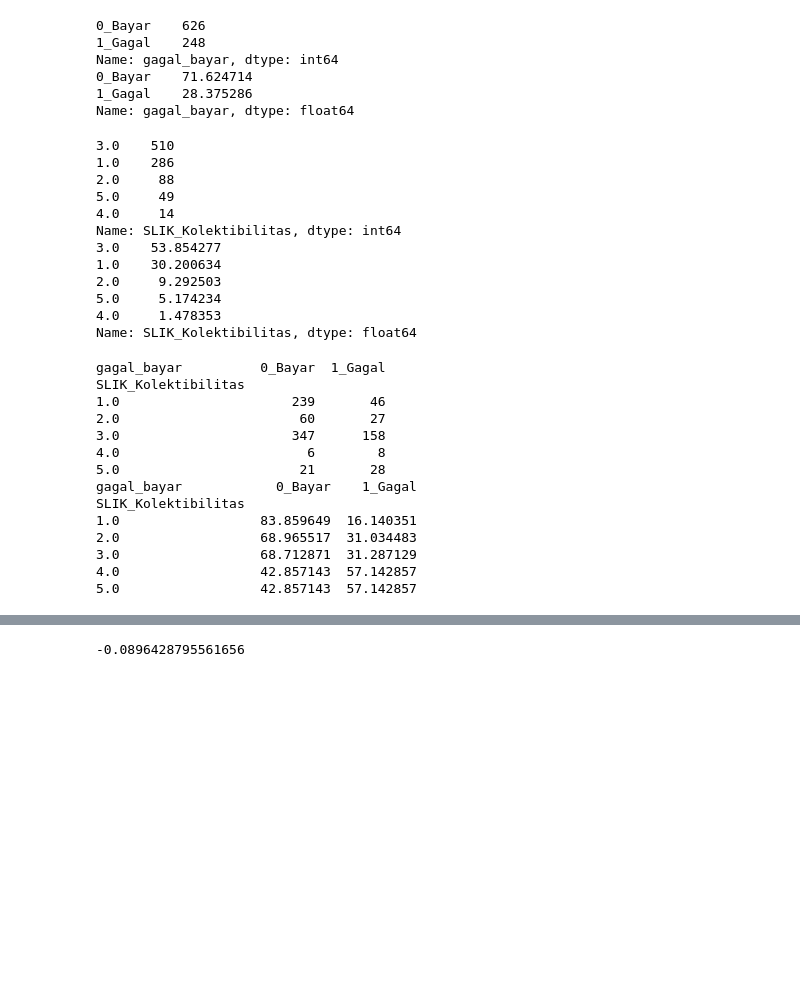
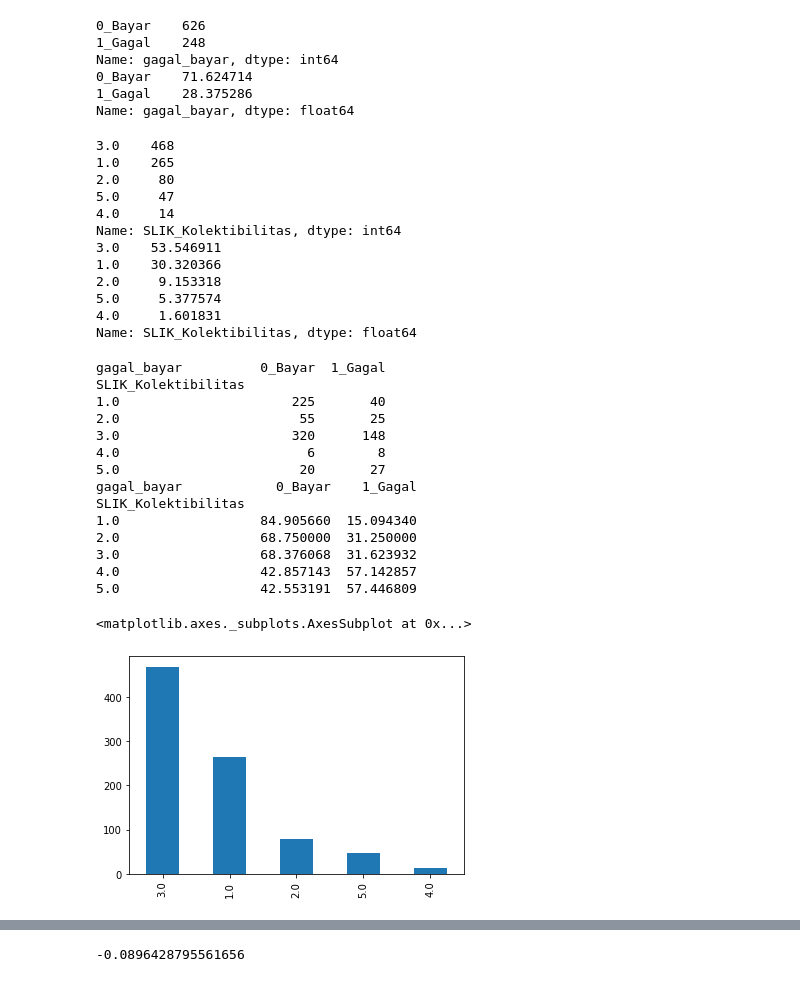
Before and after one commit to IndraLukasTjahaja/Digital_Credit_Risk, a Jupyter notebook: Bab_2_3_2_Data_Understanding.ipynb, the cells around one changed output, grey strips where cells are left out. Cells and saved outputs as stored; diff of their text form; code cells hidden in the pictures; blank space fills up the shorter version.

```diff
--- a/Bab_2_3_2_Data_Understanding.ipynb
+++ b/Bab_2_3_2_Data_Understanding.ipynb
@@ -143,44 +143,52 @@ Name: gagal_bayar, dtype: int64
 1_Gagal    28.375286
 Name: gagal_bayar, dtype: float64
 # %%
-# 2.3.2.5.2 Exploratory Data Analysis untuk SLIK_Kolektabilitas
+# 2.3.2.5.5.2 Exploratory Data Analysis untuk SLIK_Kolektabilitas
 
 # Untuk melihat frekuensi dari variabel SLIK_Kolektabilitas
-print(df['SLIK_Kolektibilitas'].value_counts())
+print(df_clean['SLIK_Kolektibilitas'].value_counts())
 
 # Untuk melihat proporsi (dalam persentase) dari variabel SLIK_Kolektabilitas
-print(df['SLIK_Kolektibilitas'].value_counts(normalize=True) * 100)
+print(df_clean['SLIK_Kolektibilitas'].value_counts(normalize=True) * 100)
 # %% [output]
-3.0    510
-1.0    286
-2.0     88
-5.0     49
+3.0    468
+1.0    265
+2.0     80
+5.0     47
 4.0     14
 Name: SLIK_Kolektibilitas, dtype: int64
-3.0    53.854277
-1.0    30.200634
-2.0     9.292503
-5.0     5.174234
-4.0     1.478353
+3.0    53.546911
+1.0    30.320366
+2.0     9.153318
+5.0     5.377574
+4.0     1.601831
 Name: SLIK_Kolektibilitas, dtype: float64
 # %%
 # Berapa banyak yang gagal bayar dari masing-masing nilai SLIK Kolektabilitas
-print(pd.crosstab(df['SLIK_Kolektibilitas'], df['gagal_bayar']))
+print(pd.crosstab(df_clean['SLIK_Kolektibilitas'], df_clean['gagal_bayar']))
 
 # dalam proporsi persentase
-print(pd.crosstab(df['SLIK_Kolektibilitas'],df['gagal_bayar'],normalize='index',)*100)
+print(pd.crosstab(df_clean['SLIK_Kolektibilitas'],df_clean['gagal_bayar'],normalize='index',)*100)
 # %% [output]
 gagal_bayar          0_Bayar  1_Gagal
 SLIK_Kolektibilitas
-1.0                      239       46
-2.0                       60       27
-3.0                      347      158
+1.0                      225       40
+2.0                       55       25
+3.0                      320      148
 4.0                        6        8
-5.0                       21       28
+5.0                       20       27
 gagal_bayar            0_Bayar    1_Gagal
 SLIK_Kolektibilitas
-1.0                  83.859649  16.140351
-2.0                  68.965517  31.034483
-3.0                  68.712871  31.287129
+1.0                  84.905660  15.094340
+2.0                  68.750000  31.250000
+3.0                  68.376068  31.623932
 4.0                  42.857143  57.142857
-5.0                  42.857143  57.142857
+5.0                  42.553191  57.446809
+# %%
+# 2.3.2.5.5.2 SLIK_Kolektibilitas Data Visualisasi
+
+# Fungsi value_counts().plot(kind='bar')
+df_clean['SLIK_Kolektibilitas'].value_counts().plot(kind='bar')
+# %% [output]
+<matplotlib.axes._subplots.AxesSubplot at 0x...>
+[figure, added]
```
Also changed, not shown: parts of 14 cells of this notebook.
